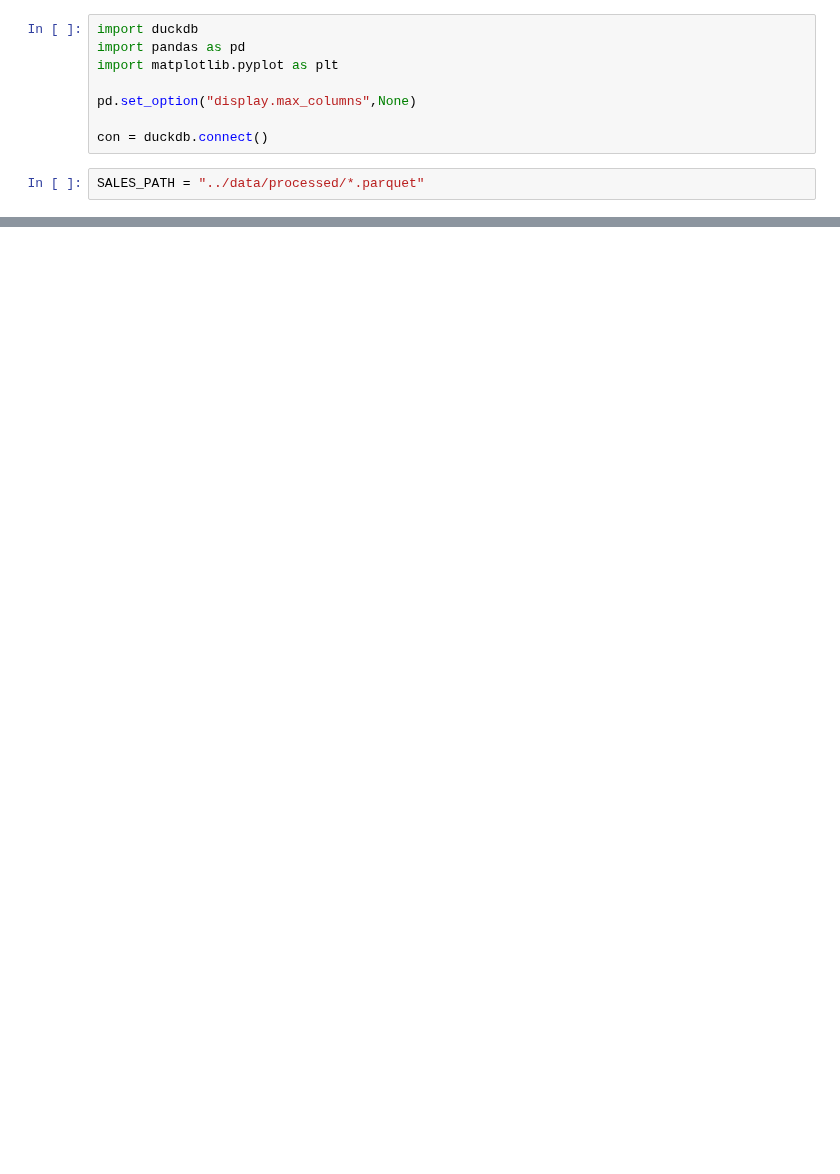
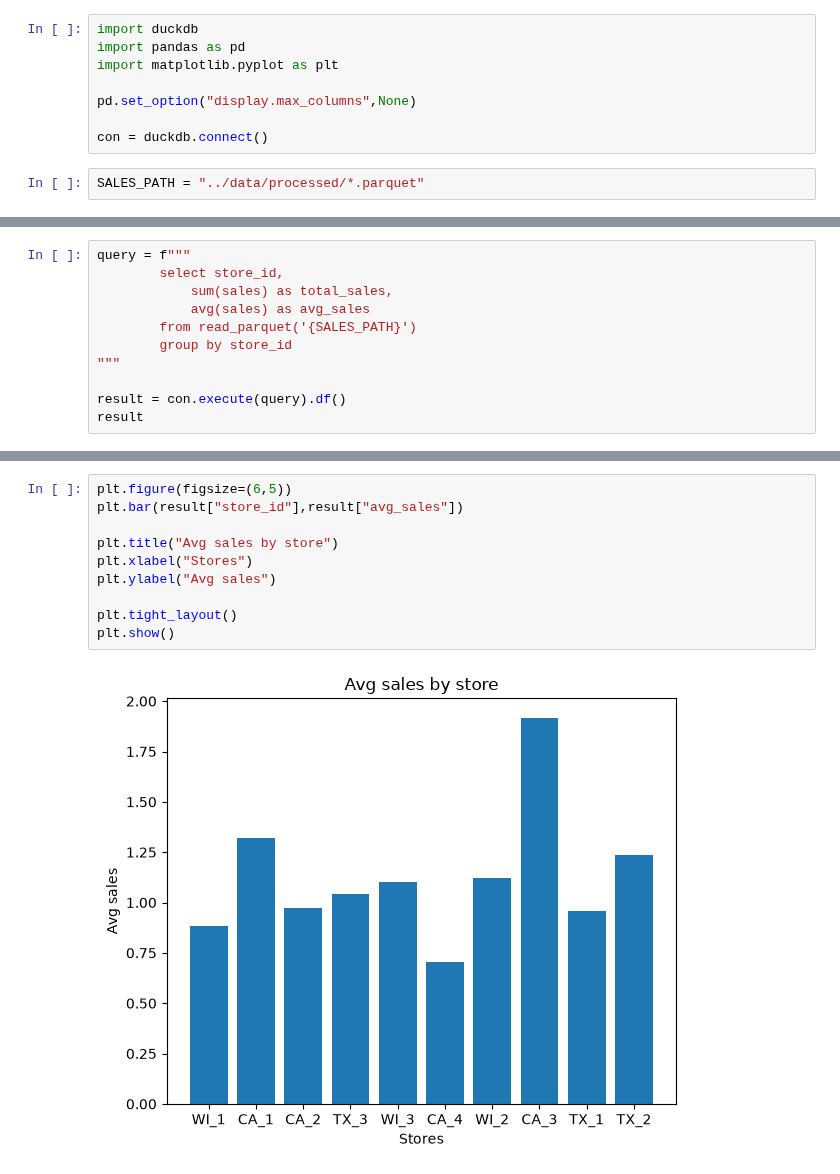
Before and after one commit to surekhag28/m5-demand-forecasting, a Jupyter notebook: notebooks/02_eda_sql.ipynb, the cells around one changed output, grey strips where cells are left out. Cells and saved outputs as stored; diff of their text form; blank space fills up the shorter version.

Commit message:
eda for processed sales data

```diff
--- a/notebooks/02_eda_sql.ipynb
+++ b/notebooks/02_eda_sql.ipynb
@@ -49,0 +41,11 @@ result
+# %%
+query = f"""
+        select store_id,
+            sum(sales) as total_sales,
+            avg(sales) as avg_sales
+        from read_parquet('{SALES_PATH}')
+        group by store_id
+"""
+
+result = con.execute(query).df()
+result
@@ -50 +64,13 @@ result
+# %%
+plt.figure(figsize=(6,5))
+plt.bar(result["store_id"],result["avg_sales"])
+
+plt.title("Avg sales by store")
+plt.xlabel("Stores")
+plt.ylabel("Avg sales")
+
+plt.tight_layout()
+plt.show()
+# %% [output]
+[figure, added]
 # %%
```
Also changed, not shown: parts of 19 cells of this notebook, 1 other file.
